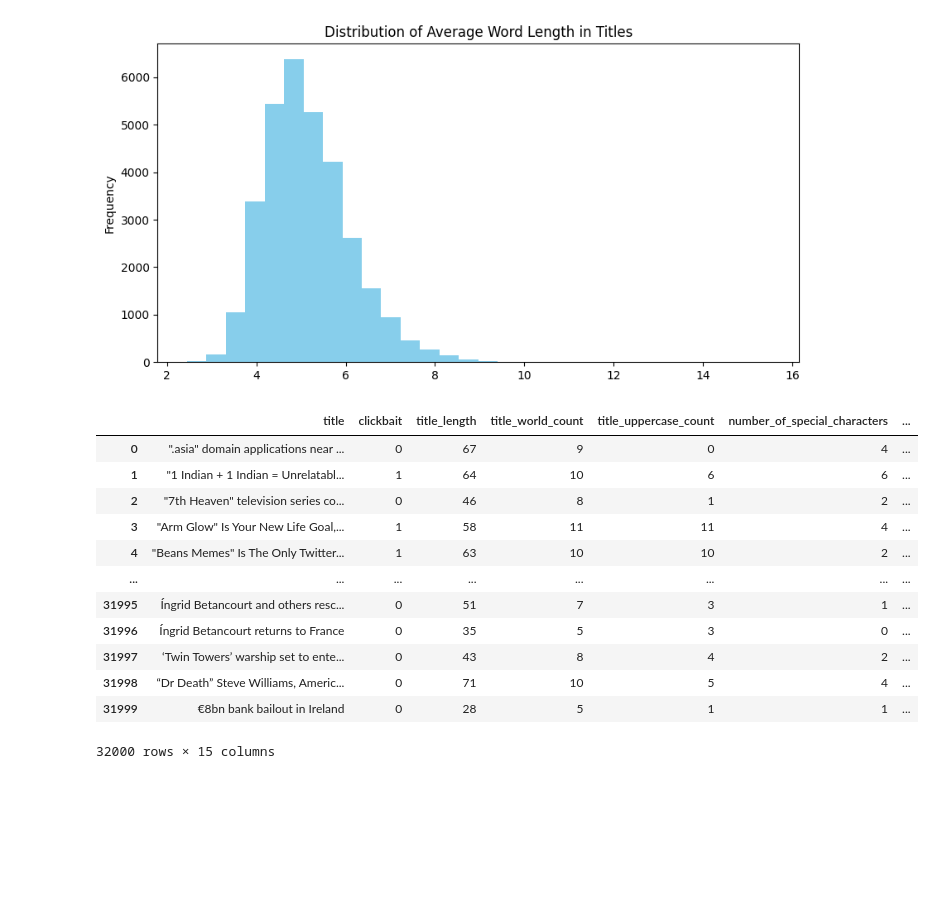
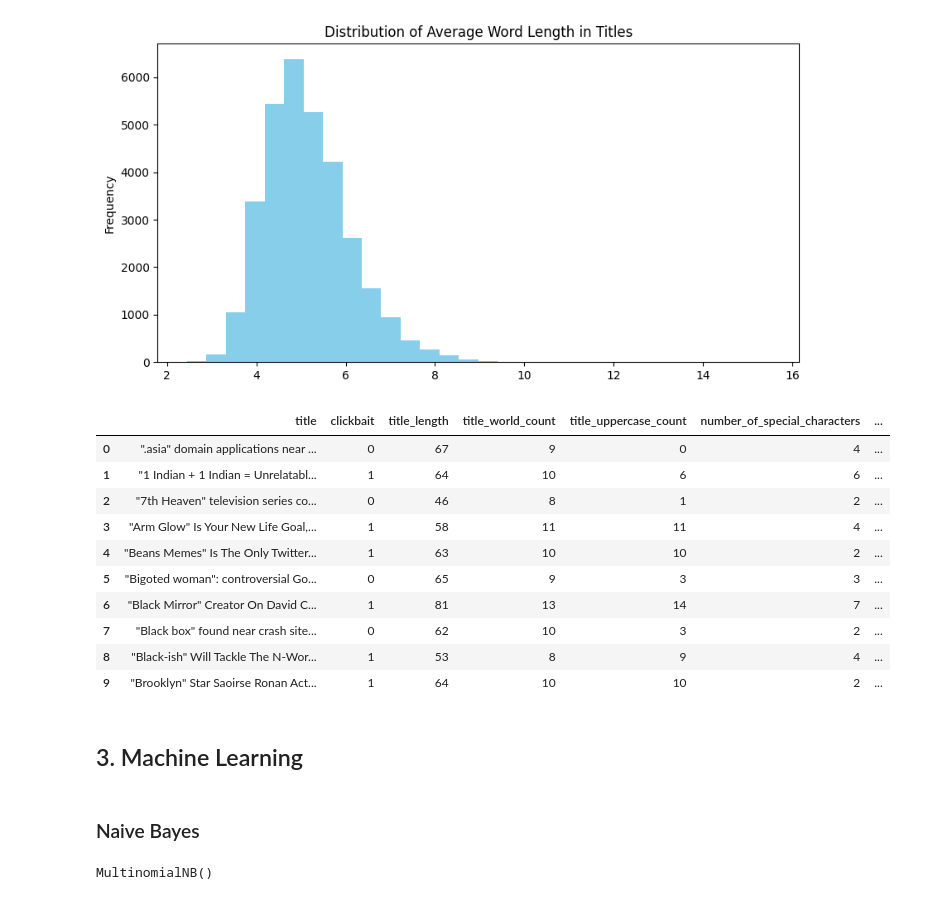
Before and after one commit to abdulwasae734/clickbait-detector, a Jupyter notebook: backend/notebooks/exploration.ipynb, the cells around one changed output. Saved outputs shown, nothing was run; the diff lists cells and outputs as text; code cells hidden in the pictures; blank space fills up the shorter version.

Commit message:
Naive Bayes

```diff
--- a/backend/notebooks/exploration.ipynb
+++ b/backend/notebooks/exploration.ipynb
@@ -406,17 +399,19 @@ if 'contains_question_mark' in df.columns:
     del df['contains_question_mark']
 # %%
-df
+df.head(10)
 # %% [output]
 |  | title | clickbait | title_length | title_world_count | title_uppercase_count | number_of_special_characters | ... |
 | 0 | ".asia" domain applications near ... | 0 | 67 | 9 | 0 | 4 | ... |
 | 1 | "1 Indian + 1 Indian = Unrelatabl... | 1 | 64 | 10 | 6 | 6 | ... |
 | 2 | "7th Heaven" television series co... | 0 | 46 | 8 | 1 | 2 | ... |
 | 3 | "Arm Glow" Is Your New Life Goal,... | 1 | 58 | 11 | 11 | 4 | ... |
 | 4 | "Beans Memes" Is The Only Twitter... | 1 | 63 | 10 | 10 | 2 | ... |
-| ... | ... | ... | ... | ... | ... | ... | ... |
-| 31995 | Íngrid Betancourt and others resc... | 0 | 51 | 7 | 3 | 1 | ... |
-| 31996 | Íngrid Betancourt returns to France | 0 | 35 | 5 | 3 | 0 | ... |
-| 31997 | ‘Twin Towers’ warship set to ente... | 0 | 43 | 8 | 4 | 2 | ... |
-| 31998 | “Dr Death” Steve Williams, Americ... | 0 | 71 | 10 | 5 | 4 | ... |
-| 31999 | €8bn bank bailout in Ireland | 0 | 28 | 5 | 1 | 1 | ... |
+| 5 | "Bigoted woman": controversial Go... | 0 | 65 | 9 | 3 | 3 | ... |
+| 6 | "Black Mirror" Creator On David C... | 1 | 81 | 13 | 14 | 7 | ... |
+| 7 | "Black box" found near crash site... | 0 | 62 | 10 | 3 | 2 | ... |
+| 8 | "Black-ish" Will Tackle The N-Wor... | 1 | 53 | 8 | 9 | 4 | ... |
+| 9 | "Brooklyn" Star Saoirse Ronan Act... | 1 | 64 | 10 | 10 | 2 | ... |
-32000 rows × 15 columns
+# %% [markdown]
+## 3. Machine Learning
+# %% [markdown]
+### Naive Bayes
@@ -422,0 +430,5 @@ df
+# %%
+model = MultinomialNB()
+model.fit(X_train_tfidf, y_train)
+# %% [output]
+MultinomialNB()
```
Also changed, not shown: parts of 10 cells of this notebook.
